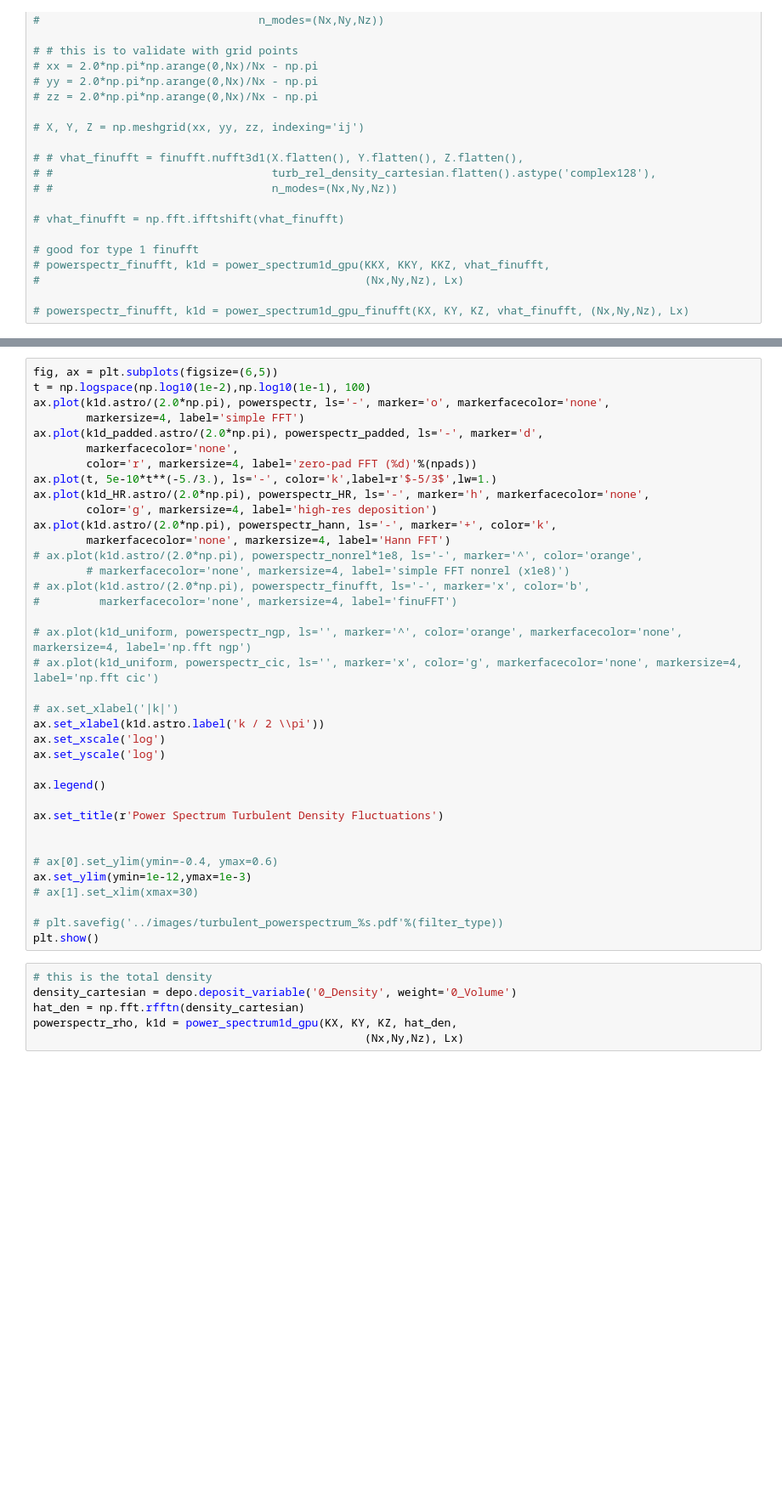
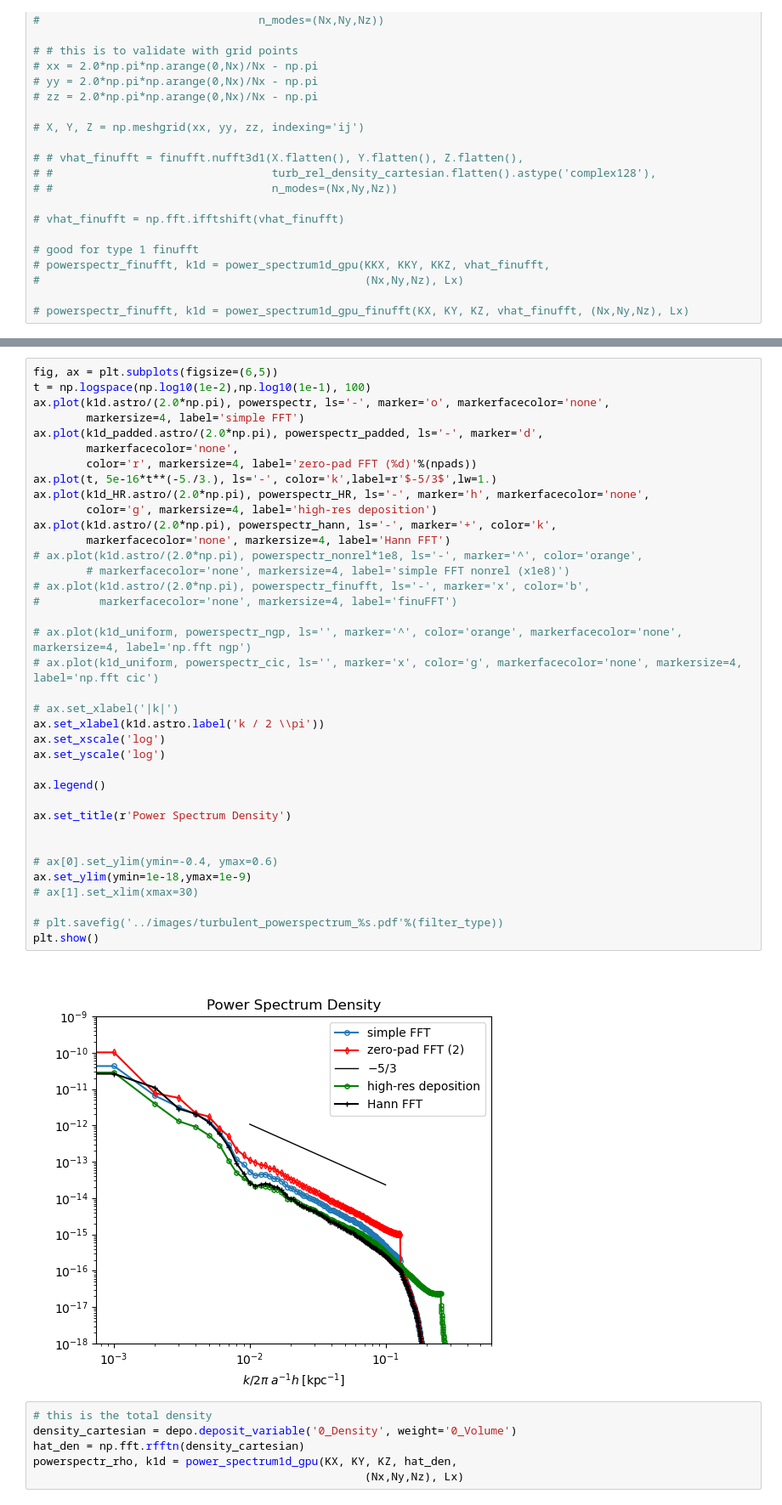
Before and after one commit to LorenzoLMP/turbocluster-public, a Jupyter notebook: examples/deposit_and_power_spectra.ipynb, the cells around one changed output, grey strips where cells are left out. Shown: that part at 85% size. Cells and saved outputs as stored; diff of their text form; blank space fills up the shorter version.

```diff
--- a/examples/deposit_and_power_spectra.ipynb
+++ b/examples/deposit_and_power_spectra.ipynb
@@ -635,36 +631,38 @@ ax.plot(k1d.astro/(2.0*np.pi), powerspectr, ls='-', marker='o', markerfacecolor=
         markersize=4, label='simple FFT')
 ax.plot(k1d_padded.astro/(2.0*np.pi), powerspectr_padded, ls='-', marker='d',
         markerfacecolor='none',
         color='r', markersize=4, label='zero-pad FFT (%d)'%(npads))
-ax.plot(t, 5e-10*t**(-5./3.), ls='-', color='k',label=r'$-5/3$',lw=1.)
+ax.plot(t, 5e-16*t**(-5./3.), ls='-', color='k',label=r'$-5/3$',lw=1.)
 ax.plot(k1d_HR.astro/(2.0*np.pi), powerspectr_HR, ls='-', marker='h', markerfacecolor='none',
         color='g', markersize=4, label='high-res deposition')
 ax.plot(k1d.astro/(2.0*np.pi), powerspectr_hann, ls='-', marker='+', color='k',
         markerfacecolor='none', markersize=4, label='Hann FFT')
 # ax.plot(k1d.astro/(2.0*np.pi), powerspectr_nonrel*1e8, ls='-', marker='^', color='orange',
         # markerfacecolor='none', markersize=4, label='simple FFT nonrel (x1e8)')
 # ax.plot(k1d.astro/(2.0*np.pi), powerspectr_finufft, ls='-', marker='x', color='b',
 #         markerfacecolor='none', markersize=4, label='finuFFT')
 
 # ax.plot(k1d_uniform, powerspectr_ngp, ls='', marker='^', color='orange', markerfacecolor='none', markersize=4, label='np.fft ngp')
 # ax.plot(k1d_uniform, powerspectr_cic, ls='', marker='x', color='g', markerfacecolor='none', markersize=4, label='np.fft cic')
 
 # ax.set_xlabel('|k|')
 ax.set_xlabel(k1d.astro.label('k / 2 \\pi'))
 ax.set_xscale('log')
 ax.set_yscale('log')
 
 ax.legend()
 
-ax.set_title(r'Power Spectrum Turbulent Density Fluctuations')
+ax.set_title(r'Power Spectrum Density')
 
 
 # ax[0].set_ylim(ymin=-0.4, ymax=0.6)
-ax.set_ylim(ymin=1e-12,ymax=1e-3)
+ax.set_ylim(ymin=1e-18,ymax=1e-9)
 # ax[1].set_xlim(xmax=30)
 
 # plt.savefig('../images/turbulent_powerspectrum_%s.pdf'%(filter_type))
 plt.show()
+# %% [output]
+[figure, added]
 # %%
 # this is the total density
 density_cartesian = depo.deposit_variable('0_Density', weight='0_Volume')
```
Also changed, not shown: parts of 3 cells of this notebook, 2 other files.
